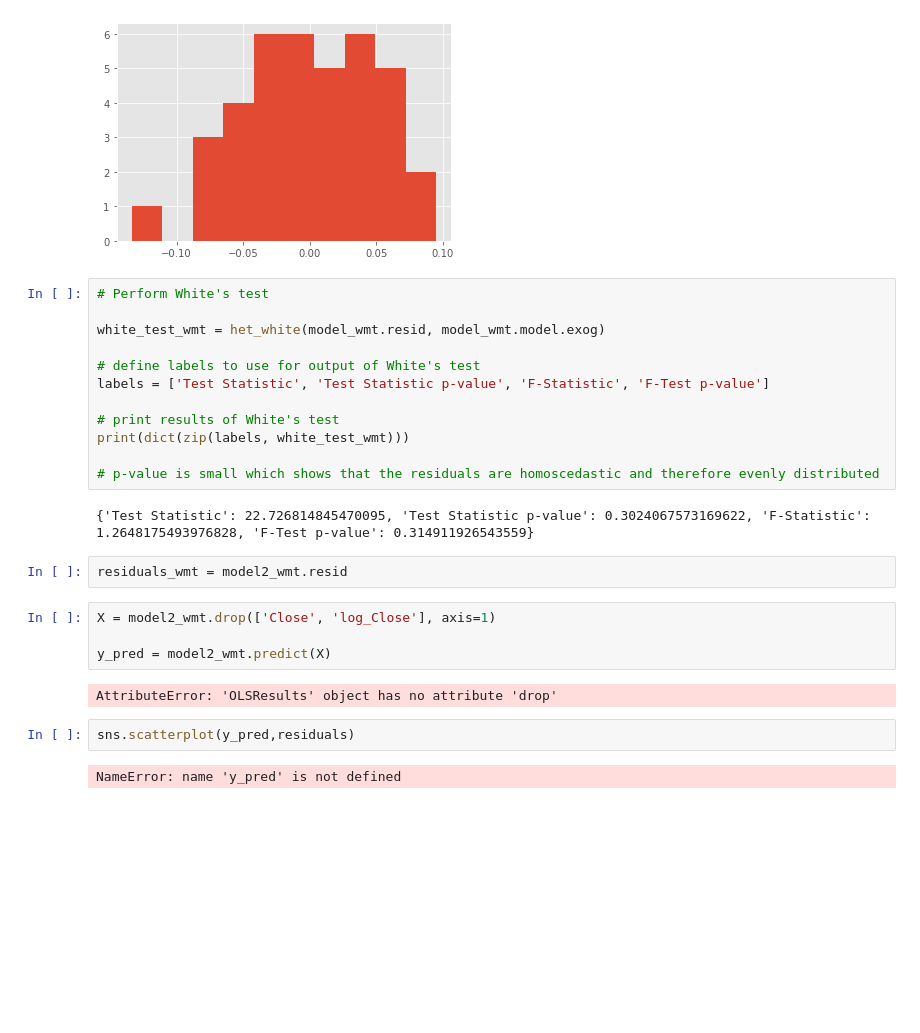
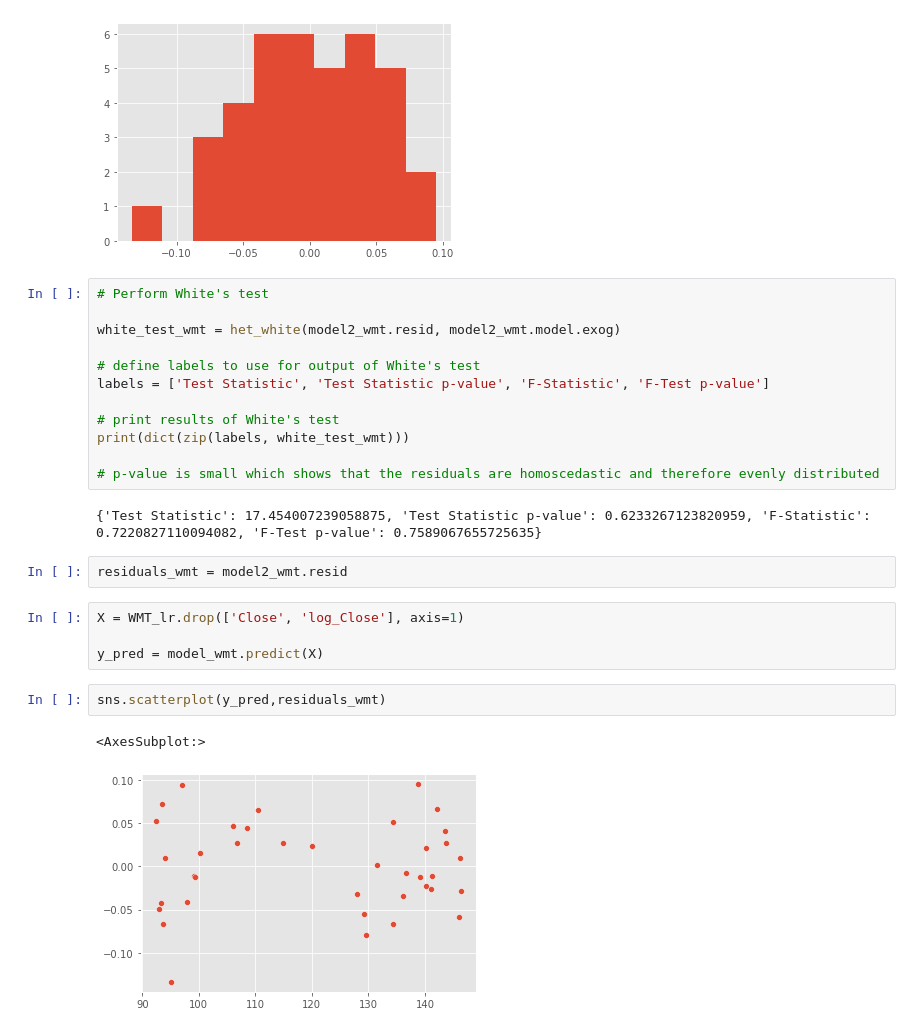
Before and after one commit to ashakeri92/Capstone, a Jupyter notebook: Analysis.ipynb, the cells around one changed output. Drawn from its saved outputs; the diff is of its cells as text; blank space fills up the shorter version.

```diff
--- a/Analysis.ipynb
+++ b/Analysis.ipynb
@@ -802,7 +802,7 @@ residuals_wmt.hist()
 # %%
 # Perform White's test
 
-white_test_wmt = het_white(model_wmt.resid, model_wmt.model.exog)
+white_test_wmt = het_white(model2_wmt.resid, model2_wmt.model.exog)
 
 # define labels to use for output of White's test
 labels = ['Test Statistic', 'Test Statistic p-value', 'F-Statistic', 'F-Test p-value']
@@ -812,16 +812,15 @@ print(dict(zip(labels, white_test_wmt)))
 
 # p-value is small which shows that the residuals are homoscedastic and therefore evenly distributed
 # %% [output]
-{'Test Statistic': 22.726814845470095, 'Test Statistic p-value': 0.3024067573169622, 'F-Statistic': 1.2648175493976828, 'F-Test p-value': 0.314911926543559}
+{'Test Statistic': 17.454007239058875, 'Test Statistic p-value': 0.6233267123820959, 'F-Statistic': 0.7220827110094082, 'F-Test p-value': 0.7589067655725635}
 # %%
 residuals_wmt = model2_wmt.resid
 # %%
-X = model2_wmt.drop(['Close', 'log_Close'], axis=1)
+X = WMT_lr.drop(['Close', 'log_Close'], axis=1)
 
-y_pred = model2_wmt.predict(X)
+y_pred = model_wmt.predict(X)
-# %% [output]
-AttributeError: 'OLSResults' object has no attribute 'drop'
 # %%
-sns.scatterplot(y_pred,residuals)
+sns.scatterplot(y_pred,residuals_wmt)
 # %% [output]
-NameError: name 'y_pred' is not defined
+<AxesSubplot:>
+[figure, added]
```
Also changed, not shown: parts of 2 cells of this notebook.
